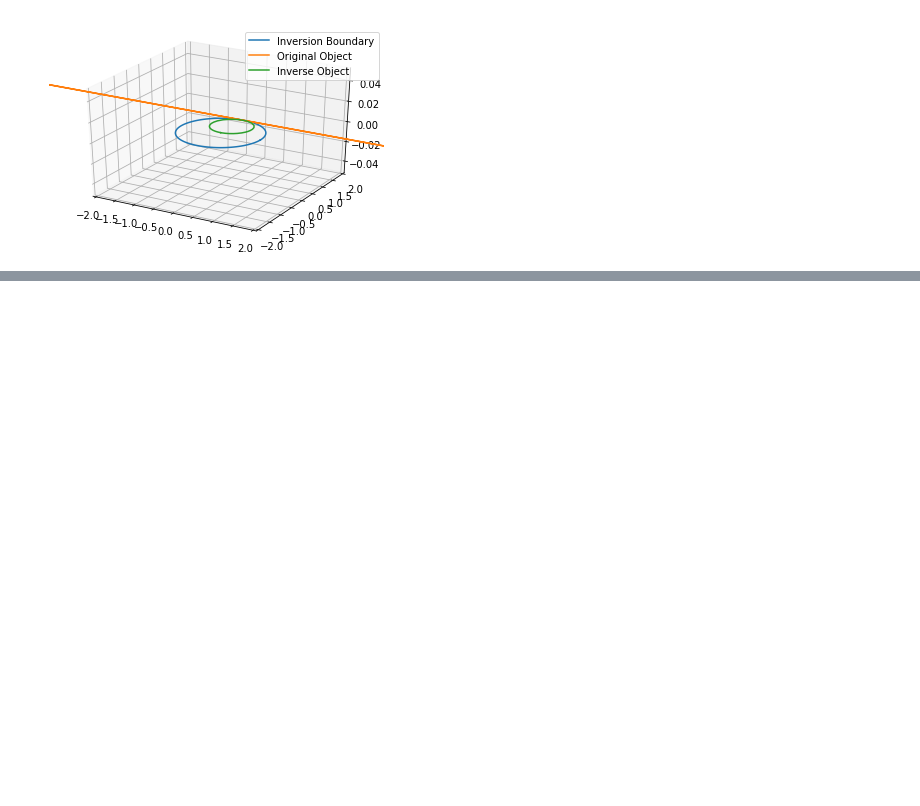
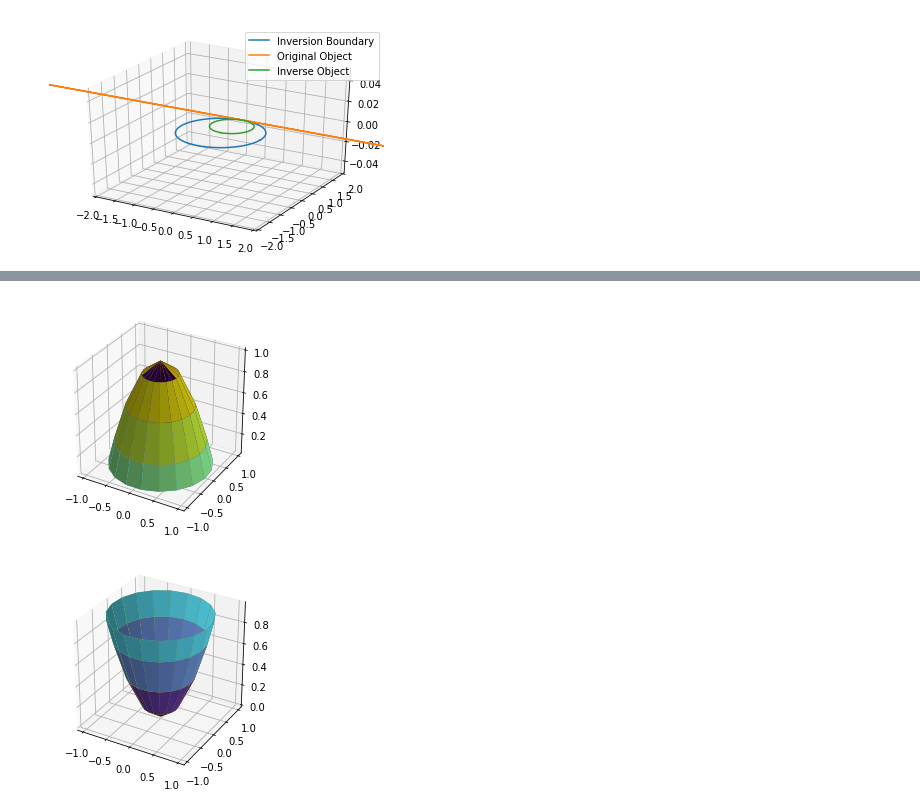
Before and after one commit to PrestonYadegar/MA150, a Jupyter notebook: Inversive Geometry.ipynb, the cells around one changed output, grey strips where cells are left out. Saved outputs shown, nothing was run; the diff lists cells and outputs as text; code cells hidden in the pictures; blank space fills up the shorter version.

```diff
--- a/Inversive Geometry.ipynb
+++ b/Inversive Geometry.ipynb
@@ -243,0 +338,24 @@ plt.show()
+# %%
+ax = plt.axes(projection='3d')
+ax.set_aspect("equal")
+
+u, v = np.mgrid[0:2*np.pi:20j, 0:np.pi:10j]
+original_x = np.sin(u)*np.sin(v)
+original_y = np.cos(u)*np.sin(v)
+original_z = np.cos(v)*np.cos(v)
+surf = ax.plot_surface(original_x, original_y, original_z, rstride=1, cstride=1, facecolors=rgb,
+                       linewidth=0, antialiased=True, shade=True)
+plt.show()
+
+ax = plt.axes(projection='3d')
+ax.set_aspect("equal")
+
+u, v = np.mgrid[0:2*np.pi:20j, 0:np.pi:10j]
+original_x = np.sin(u)*np.sin(v)
+original_y = np.cos(u)*np.sin(v)
+original_z = np.sin(v)*np.sin(v)
+surf = ax.plot_surface(original_x, original_y, original_z, rstride=1, cstride=1, facecolors=rgb,
+                       linewidth=0, antialiased=True, shade=True)
+# %% [output]
+[figure, added]
+[figure, added]
```
Also changed, not shown: parts of 16 cells of this notebook.
